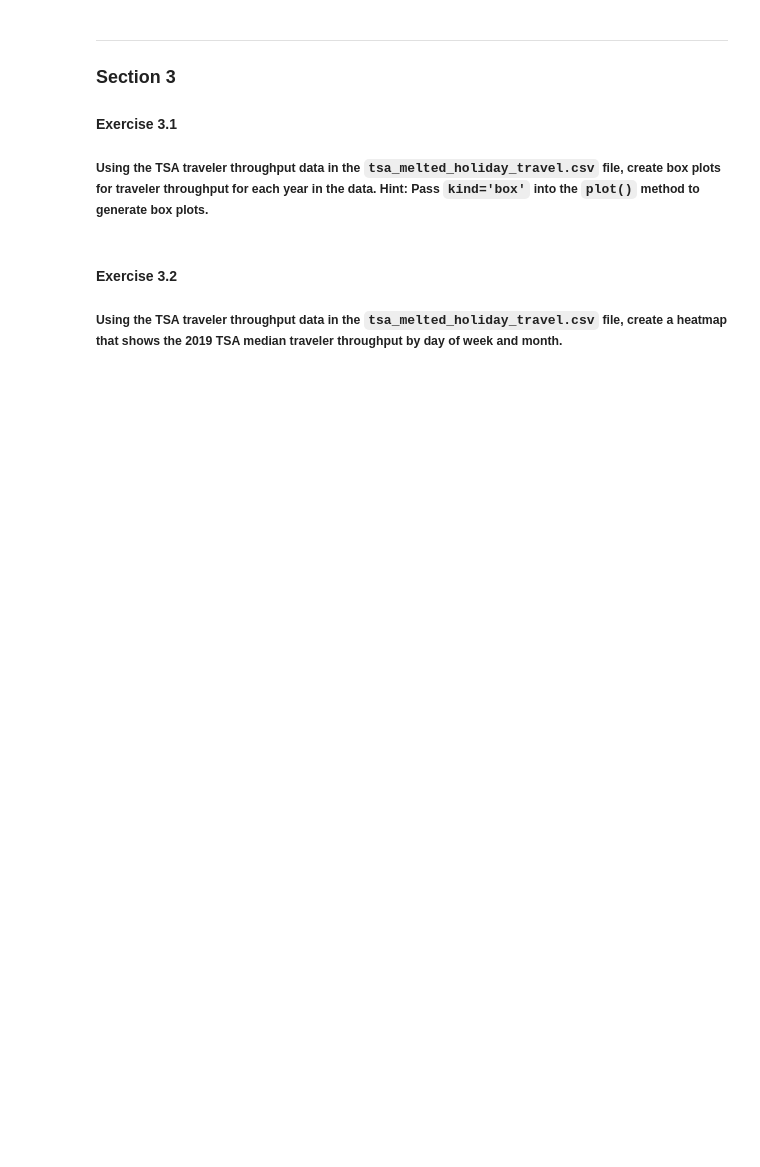
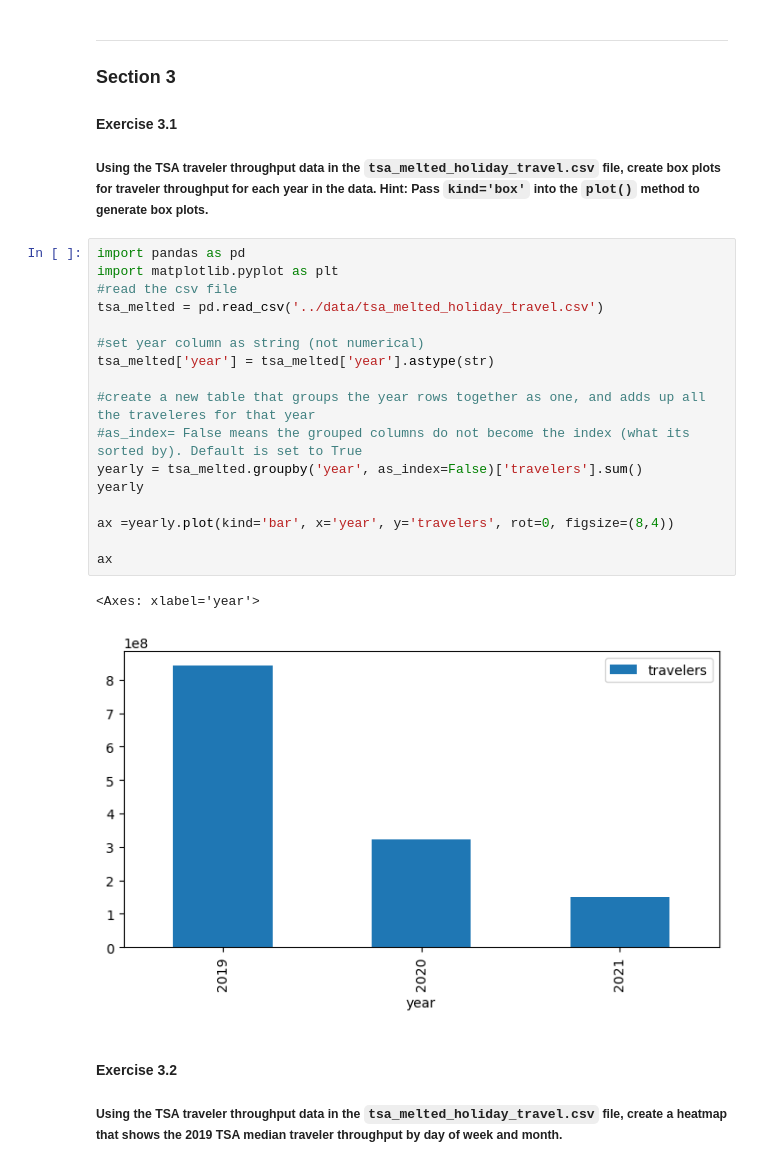
Before and after one commit to jayneld/pandas-workshop, a Jupyter notebook: notebooks/workbook.ipynb, the cells around one changed output. Drawn from its saved outputs; the diff is of its cells as text; blank space fills up the shorter version.

```diff
--- a/notebooks/workbook.ipynb
+++ b/notebooks/workbook.ipynb
@@ -140,6 +181,26 @@ ValueError: Index contains duplicate entries, cannot reshape
 
 #### Exercise 3.1
 ##### Using the TSA traveler throughput data in the `tsa_melted_holiday_travel.csv` file, create box plots for traveler throughput for each year in the data. Hint: Pass `kind='box'` into the `plot()` method to generate box plots.
+# %%
+import pandas as pd
+import matplotlib.pyplot as plt
+#read the csv file
+tsa_melted = pd.read_csv('../data/tsa_melted_holiday_travel.csv')
+
+#set year column as string (not numerical)
+tsa_melted['year'] = tsa_melted['year'].astype(str)
+
+#create a new table that groups the year rows together as one, and adds up all the traveleres for that year
+#as_index= False means the grouped columns do not become the index (what its sorted by). Default is set to True
+yearly = tsa_melted.groupby('year', as_index=False)['travelers'].sum()
+yearly
+
+ax =yearly.plot(kind='bar', x='year', y='travelers', rot=0, figsize=(8,4))
+
+ax
+# %% [output]
+<Axes: xlabel='year'>
+[figure, added]
 # %% [markdown]
 #### Exercise 3.2
 ##### Using the TSA traveler throughput data in the `tsa_melted_holiday_travel.csv` file, create a heatmap that shows the 2019 TSA median traveler throughput by day of week and month.
```
Also changed, not shown: parts of 5 cells of this notebook, 1 other file.
